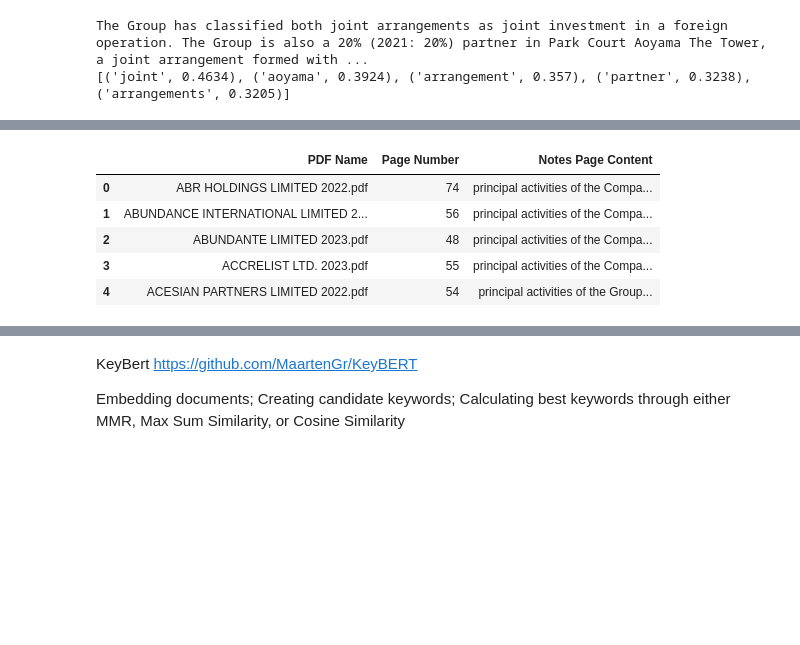
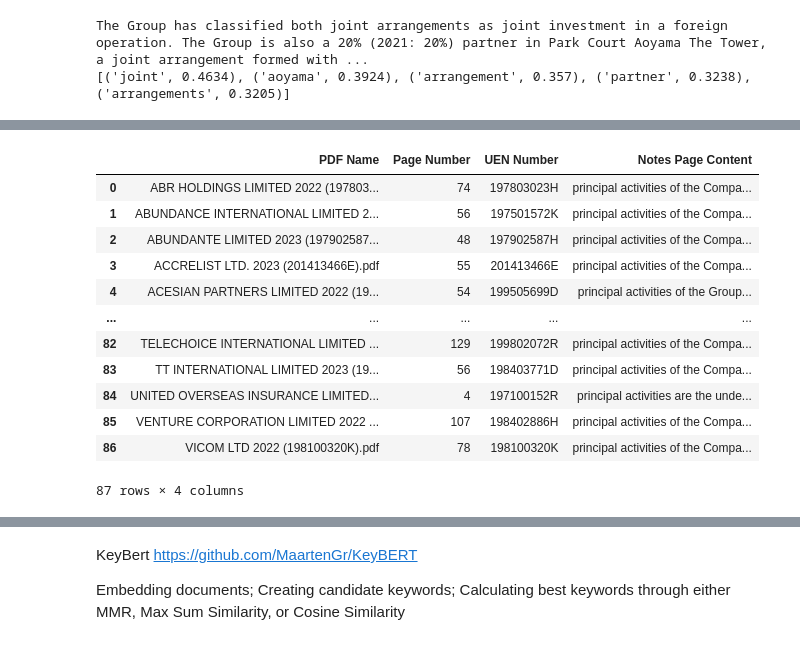
Before and after one commit to yorwel/ssicsync, a Jupyter notebook: LLM_Test/summarization.ipynb, the cells around one changed output, grey strips where cells are left out. Cells and saved outputs as stored; diff of their text form; code cells hidden in the pictures; blank space fills up the shorter version.

Commit message:
update_summarise_output

```diff
--- a/LLM_Test/summarization.ipynb
+++ b/LLM_Test/summarization.ipynb
@@ -146,18 +147,24 @@ sshleifer/distilbart-cnn-12-6:  The Company is engaged in print and paper manage
 philschmid/bart-large-cnn-samsum: The Company is involved in print and paper management related activities and investment holding. Its subsidiaries are involved in trading of commodity chemical produc ...
 # %%
 #Files required for summarization
-df_linkedIn=pd.read_excel("../dataSources/ScrapedOutputFiles/linkedInScrapedOutputs.xlsx")
-df_test=df_linkedIn.head(5)
+df_for_Summary=pd.read_excel("../dataSources/ScrapedOutputFiles/10) extracted_notes_pages_with_uen.xlsx")
 
 #SSIC Ref detailes
 SSIC_ref_df = pd.read_csv('SSIC Fact Ref Table.csv')
 SSIC_ref_df_test=SSIC_ref_df.head(10)
 #SSIC_ref_df_test
-#df_test
+df_for_Summary
 # %% [output]
-|  | PDF Name | Page Number | Notes Page Content |
-| 0 | ABR HOLDINGS LIMITED 2022.pdf | 74 | principal activities of the Compa... |
-| 1 | ABUNDANCE INTERNATIONAL LIMITED 2... | 56 | principal activities of the Compa... |
-| 2 | ABUNDANTE LIMITED 2023.pdf | 48 | principal activities of the Compa... |
-| 3 | ACCRELIST LTD. 2023.pdf | 55 | principal activities of the Compa... |
-| 4 | ACESIAN PARTNERS LIMITED 2022.pdf | 54 | principal activities of the Group... |
+|  | PDF Name | Page Number | UEN Number | Notes Page Content |
+| 0 | ABR HOLDINGS LIMITED 2022 (197803... | 74 | 197803023H | principal activities of the Compa... |
+| 1 | ABUNDANCE INTERNATIONAL LIMITED 2... | 56 | 197501572K | principal activities of the Compa... |
+| 2 | ABUNDANTE LIMITED 2023 (197902587... | 48 | 197902587H | principal activities of the Compa... |
+| 3 | ACCRELIST LTD. 2023 (201413466E).pdf | 55 | 201413466E | principal activities of the Compa... |
+| 4 | ACESIAN PARTNERS LIMITED 2022 (19... | 54 | 199505699D | principal activities of the Group... |
+| ... | ... | ... | ... | ... |
+| 82 | TELECHOICE INTERNATIONAL LIMITED ... | 129 | 199802072R | principal activities of the Compa... |
+| 83 | TT INTERNATIONAL LIMITED 2023 (19... | 56 | 198403771D | principal activities of the Compa... |
+| 84 | UNITED OVERSEAS INSURANCE LIMITED... | 4 | 197100152R | principal activities are the unde... |
+| 85 | VENTURE CORPORATION LIMITED 2022 ... | 107 | 198402886H | principal activities of the Compa... |
+| 86 | VICOM LTD 2022 (198100320K).pdf | 78 | 198100320K | principal activities of the Compa... |
+87 rows × 4 columns
```
Also changed, not shown: parts of 8 cells of this notebook, 3 other files.
